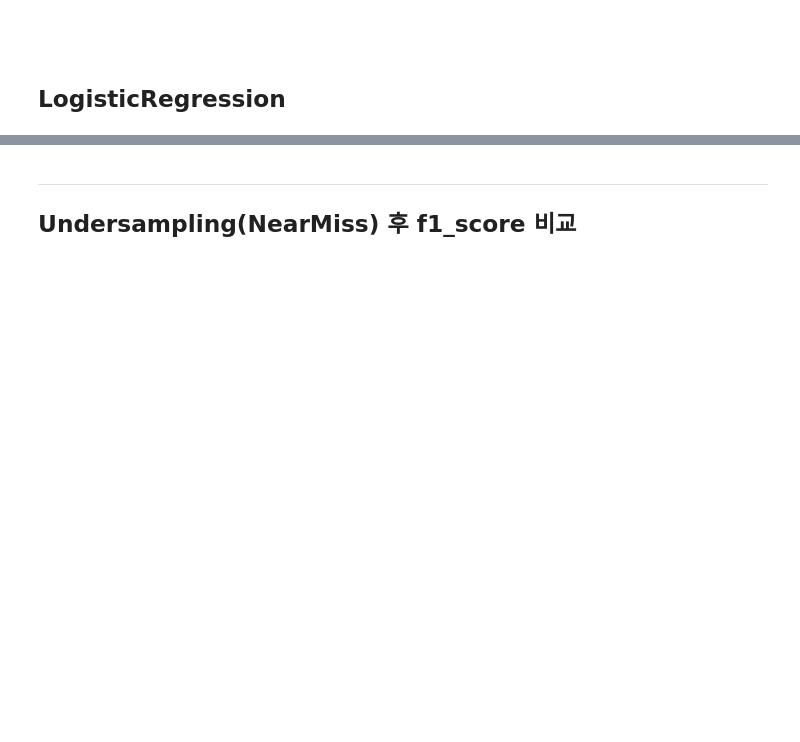
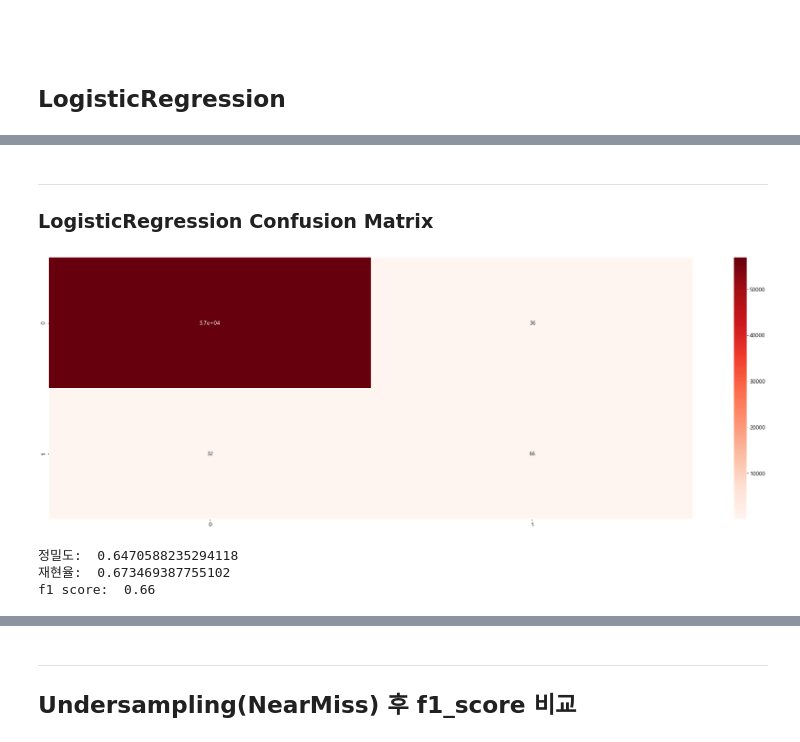
Before and after one commit to UnchaeJeong/20210706, a Jupyter notebook: 머신러닝/sklearnTest/archive/creditcard.ipynb, the cells around one changed output, grey strips where cells are left out. Saved outputs shown, nothing was run; the diff lists cells and outputs as text; code cells hidden in the pictures; blank space fills up the shorter version.

```diff
--- a/머신러닝/sklearnTest/archive/creditcard.ipynb
+++ b/머신러닝/sklearnTest/archive/creditcard.ipynb
@@ -217 +205,22 @@ CM               precision    recall  f1-score   support
 weighted avg       1.00      1.00      1.00     56962
+# %% [markdown]
+---
+### LogisticRegression Confusion Matrix
+# %%
+model = LogisticRegression()
+model.fit(x_train, y_train)
+
+cm = confusion_matrix(y_test, y_pred)
+
+sns.heatmap(cm, cmap='Reds',annot=True)
+plt.show()
+
+
+print('정밀도: ', precision_score(y_test, y_pred))
+print('재현율: ', recall_score(y_test, y_pred))
+print('f1 score: ', f1_score(y_test, y_pred))
+# %% [output]
+[figure, added]
+정밀도:  0.6470588235294118
+재현율:  0.673469387755102
+f1 score:  0.66
```
Also changed, not shown: parts of 15 cells of this notebook, 4 other files.
